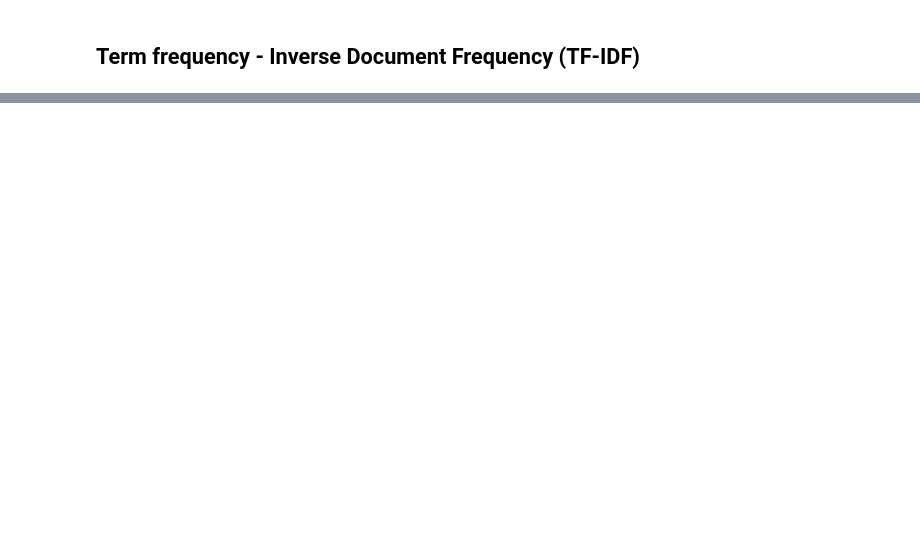
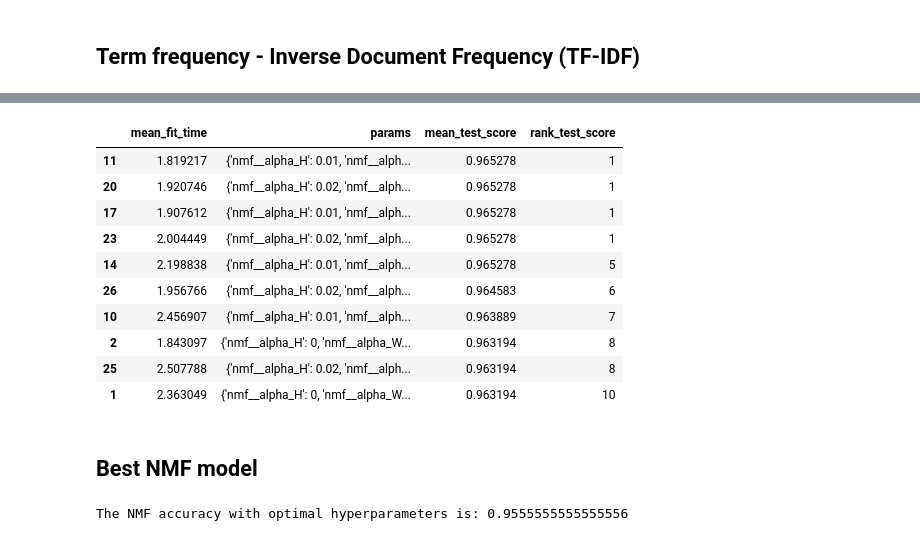
Before and after one commit to cmannnn/bbc_news_classification, a Jupyter notebook: bbc_news_classification.ipynb, the cells around one changed output, grey strips where cells are left out. Drawn from its saved outputs; the diff is of its cells as text; code cells hidden in the pictures; blank space fills up the shorter version.

```diff
--- a/bbc_news_classification.ipynb
+++ b/bbc_news_classification.ipynb
@@ -202,0 +295,22 @@ plt.bar(sorted_doc_eight_scores)
+# %%
+def custom_scoring(estimator, X, y):
+    W = estimator.transform(X)
+    predictions = np.argmax(W, axis=1)
+    return label_compare(y, predictions)
+# %%
+pipe = Pipeline([
+    ('tfidfvectorizer', TfidfVectorizer(ngram_range=(1, 2), stop_words='english')),
+    ('nmf', NMF(n_components = 5, beta_loss='kullback-leibler', solver = 'mu', init = 'nndsvda'))
+])
+
+params = [{
+    'tfidfvectorizer__ngram_range': [(1, 2)],
+    'tfidfvectorizer__min_df': [1, 2, 3],
+    'nmf__alpha_W': [0, .01, .02],
+    'nmf__alpha_H': [0, .01, .02]
+}]
+# %%
+grid = GridSearchCV(pipe, param_grid = params, scoring = custom_scoring, cv = 10)
+x = df_train['Text']
+y = df_train['category_num']
+grid.fit(x, y)
@@ -202,0 +331,28 @@ plt.bar(sorted_doc_eight_scores)
+# %%
+cv_results = pd.DataFrame(grid.cv_results_).sort_values(by='mean_test_score')
+# %%
+pd.set_option('display.max_colwidth', None)
+cv_results[['mean_fit_time', 'params', 'mean_test_score', 'rank_test_score']].sort_values(by='rank_test_score').iloc[:10]
+# %% [output]
+|  | mean_fit_time | params | mean_test_score | rank_test_score |
+| 11 | 1.819217 | {'nmf__alpha_H': 0.01, 'nmf__alph... | 0.965278 | 1 |
+| 20 | 1.920746 | {'nmf__alpha_H': 0.02, 'nmf__alph... | 0.965278 | 1 |
+| 17 | 1.907612 | {'nmf__alpha_H': 0.01, 'nmf__alph... | 0.965278 | 1 |
+| 23 | 2.004449 | {'nmf__alpha_H': 0.02, 'nmf__alph... | 0.965278 | 1 |
+| 14 | 2.198838 | {'nmf__alpha_H': 0.01, 'nmf__alph... | 0.965278 | 5 |
+| 26 | 1.956766 | {'nmf__alpha_H': 0.02, 'nmf__alph... | 0.964583 | 6 |
+| 10 | 2.456907 | {'nmf__alpha_H': 0.01, 'nmf__alph... | 0.963889 | 7 |
+| 2 | 1.843097 | {'nmf__alpha_H': 0, 'nmf__alpha_W... | 0.963194 | 8 |
+| 25 | 2.507788 | {'nmf__alpha_H': 0.02, 'nmf__alph... | 0.963194 | 8 |
+| 1 | 2.363049 | {'nmf__alpha_H': 0, 'nmf__alpha_W... | 0.963194 | 10 |
+# %% [markdown]
+## Best NMF model
+# %%
+tfidf = TfidfVectorizer(ngram_range=(1, 2), min_df = 3, stop_words='english')
+features = tfidf.fit_transform(df_train_text)
+opt_nmf = NMF(n_components = 5, alpha_H = 0.01, alpha_W = 0, beta_loss='kullback-leibler', solver='mu', init='nndsvda', random_state = 42)
+weights = opt_nmf.fit_transform(features)
+pred = np.argmax(weights, axis = 1)
+print(f'The NMF accuracy with optimal hyperparameters is: {label_compare(y, pred)}')
+# %% [output]
+The NMF accuracy with optimal hyperparameters is: 0.9555555555555556
```
Also changed, not shown: parts of 30 cells of this notebook.
